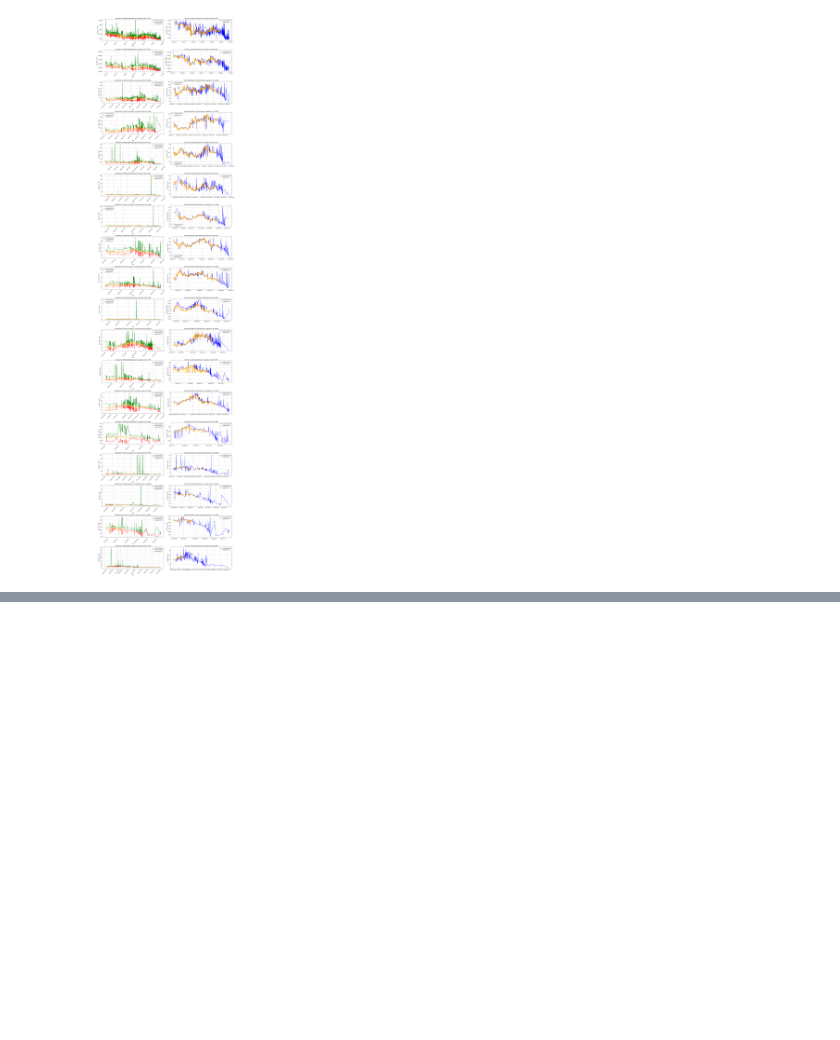
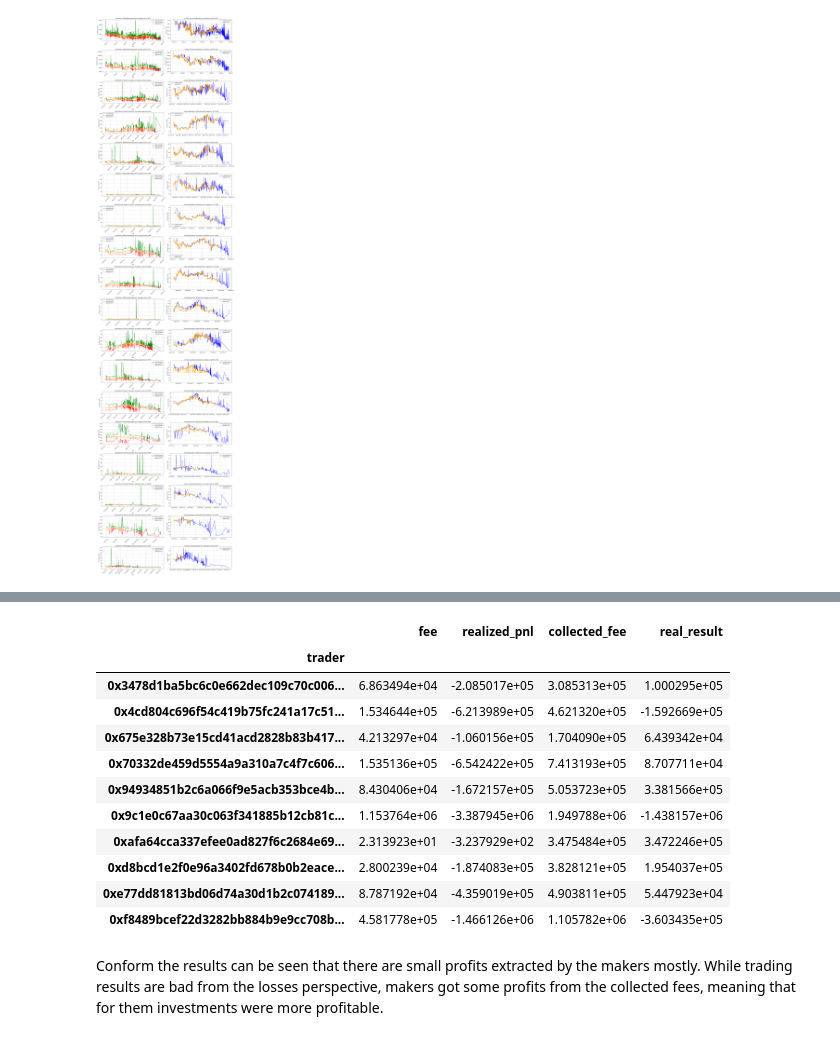
Before and after one commit to IX-Swap/data-science, a Jupyter notebook: perpetual_v2/liquidity_analysis_part_1.ipynb, the cells around one changed output, grey strips where cells are left out. Drawn from its saved outputs; the diff is of its cells as text; code cells hidden in the pictures; blank space fills up the shorter version.

```diff
--- a/perpetual_v2/liquidity_analysis_part_1.ipynb
+++ b/perpetual_v2/liquidity_analysis_part_1.ipynb
@@ -455,3 +455,5 @@ fig.tight_layout()
 plt.show()
 # %% [output]
 [figure]
+# %%
+top_makers = makers_df.sort_values(by="collected_fee").tail(10)["id"]
@@ -457,0 +502,23 @@ plt.show()
+# %%
+grouped_makers_stats = position_changes_df[position_changes_df["trader"].isin(top_makers)][["trader", "fee", "realized_pnl"]].groupby("trader").sum()
+grouped_makers_investments_stats = makers_df[["id", "collected_fee"]].groupby("id").sum().sort_values("collected_fee").tail(10)
+# %%
+grouped_makers_stats["collected_fee"] = grouped_makers_investments_stats["collected_fee"]
+grouped_makers_stats["real_result"] = grouped_makers_stats["realized_pnl"] + grouped_makers_investments_stats["collected_fee"]
+grouped_makers_stats
+# %% [output]
+|  | fee | realized_pnl | collected_fee | real_result |
+| trader |  |  |  |  |
+| 0x3478d1ba5bc6c0e662dec109c70c006... | 6.863494e+04 | -2.085017e+05 | 3.085313e+05 | 1.000295e+05 |
+| 0x4cd804c696f54c419b75fc241a17c51... | 1.534644e+05 | -6.213989e+05 | 4.621320e+05 | -1.592669e+05 |
+| 0x675e328b73e15cd41acd2828b83b417... | 4.213297e+04 | -1.060156e+05 | 1.704090e+05 | 6.439342e+04 |
+| 0x70332de459d5554a9a310a7c4f7c606... | 1.535136e+05 | -6.542422e+05 | 7.413193e+05 | 8.707711e+04 |
+| 0x94934851b2c6a066f9e5acb353bce4b... | 8.430406e+04 | -1.672157e+05 | 5.053723e+05 | 3.381566e+05 |
+| 0x9c1e0c67aa30c063f341885b12cb81c... | 1.153764e+06 | -3.387945e+06 | 1.949788e+06 | -1.438157e+06 |
+| 0xafa64cca337efee0ad827f6c2684e69... | 2.313923e+01 | -3.237929e+02 | 3.475484e+05 | 3.472246e+05 |
+| 0xd8bcd1e2f0e96a3402fd678b0b2eace... | 2.800239e+04 | -1.874083e+05 | 3.828121e+05 | 1.954037e+05 |
+| 0xe77dd81813bd06d74a30d1b2c074189... | 8.787192e+04 | -4.359019e+05 | 4.903811e+05 | 5.447923e+04 |
+| 0xf8489bcef22d3282bb884b9e9cc708b... | 4.581778e+05 | -1.466126e+06 | 1.105782e+06 | -3.603435e+05 |
+# %% [markdown]
+
+Conform the results can be seen that there are small profits extracted by the makers mostly. While trading results are bad from the losses perspective, makers got some profits from the collected fees, meaning that for them investments were more profitable.
```
Also changed, not shown: parts of 4 cells of this notebook, 3 other files.
